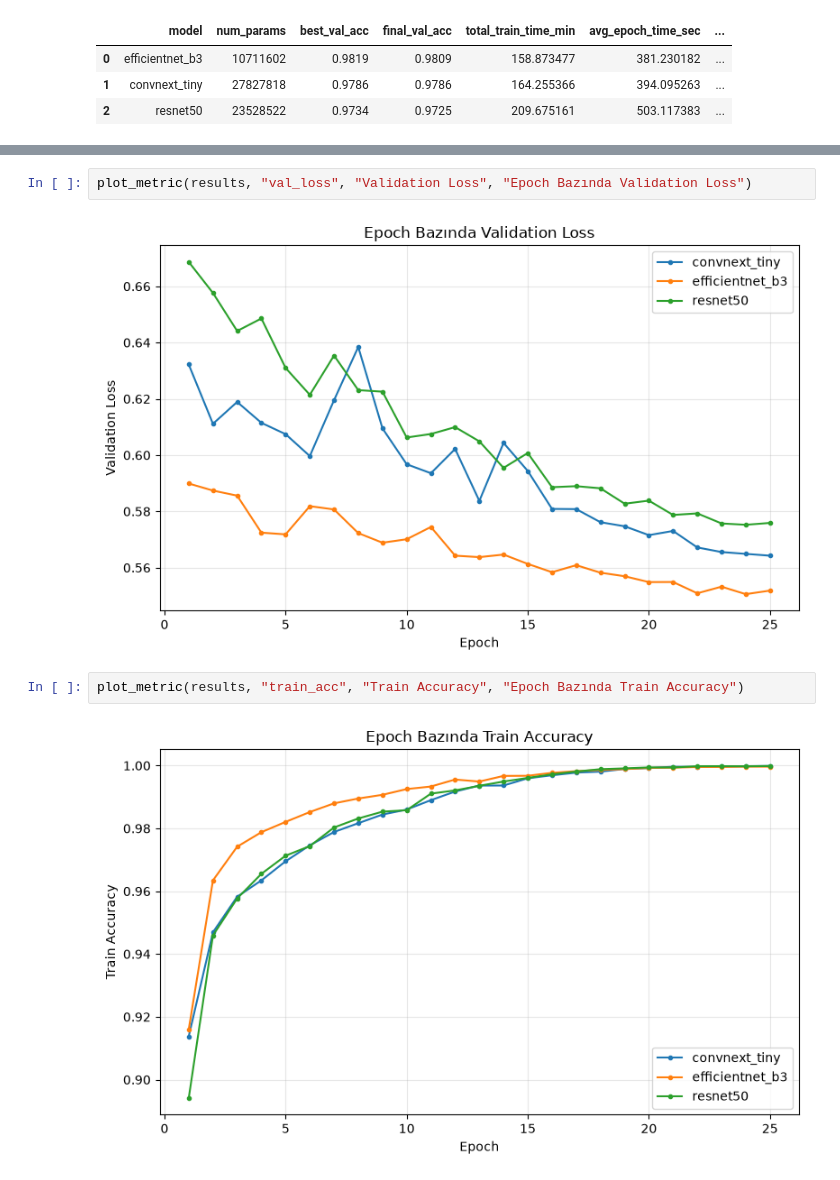
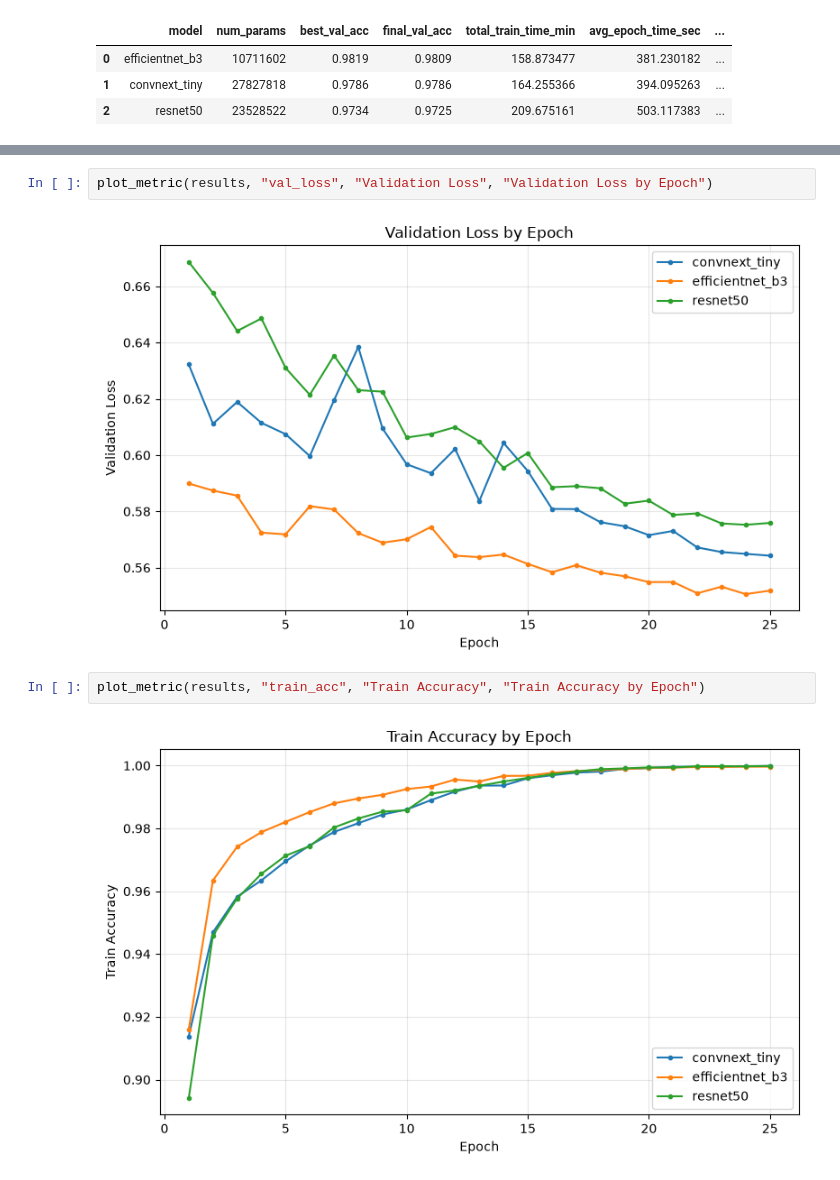
Before and after one commit to sumeyyesaray/transferlearning, a Jupyter notebook: notebooks/results_analysis.ipynb, the cells around one changed output, grey strips where cells are left out. Cells and saved outputs as stored; diff of their text form.

```diff
--- a/notebooks/results_analysis.ipynb
+++ b/notebooks/results_analysis.ipynb
@@ -115,9 +163,9 @@ plot_metric(results, "val_acc", "Validation Accuracy", "Epoch Bazında Validatio
 # %%
-plot_metric(results, "val_loss", "Validation Loss", "Epoch Bazında Validation Loss")
+plot_metric(results, "val_loss", "Validation Loss", "Validation Loss by Epoch")
 # %% [output]
-[figure, old version]
+[figure, new version]
 # %%
-plot_metric(results, "train_acc", "Train Accuracy", "Epoch Bazında Train Accuracy")
+plot_metric(results, "train_acc", "Train Accuracy", "Train Accuracy by Epoch")
 # %% [output]
-[figure, old version]
+[figure, new version]
 # %% [markdown]
```
Also changed, not shown: parts of 13 cells of this notebook, 1 other file.
